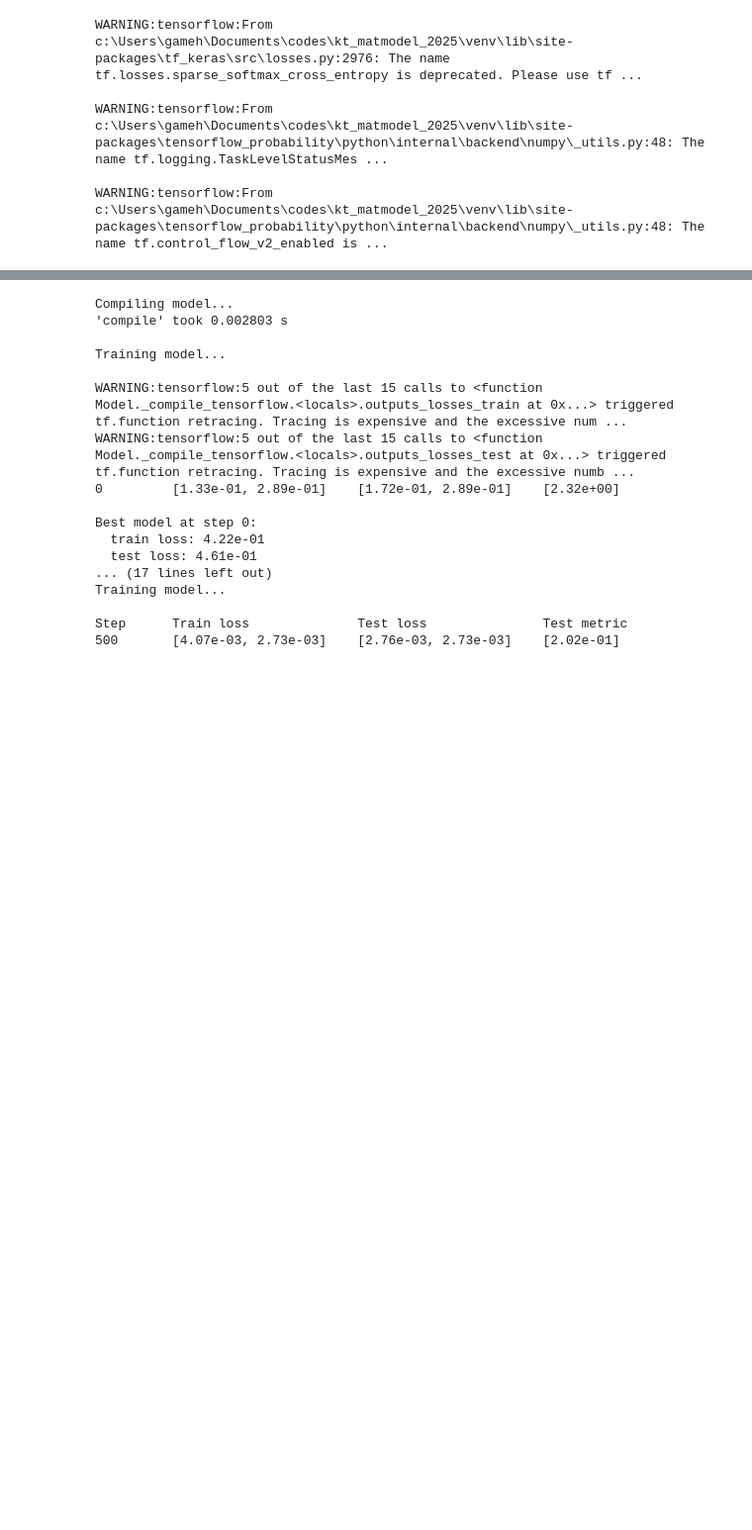
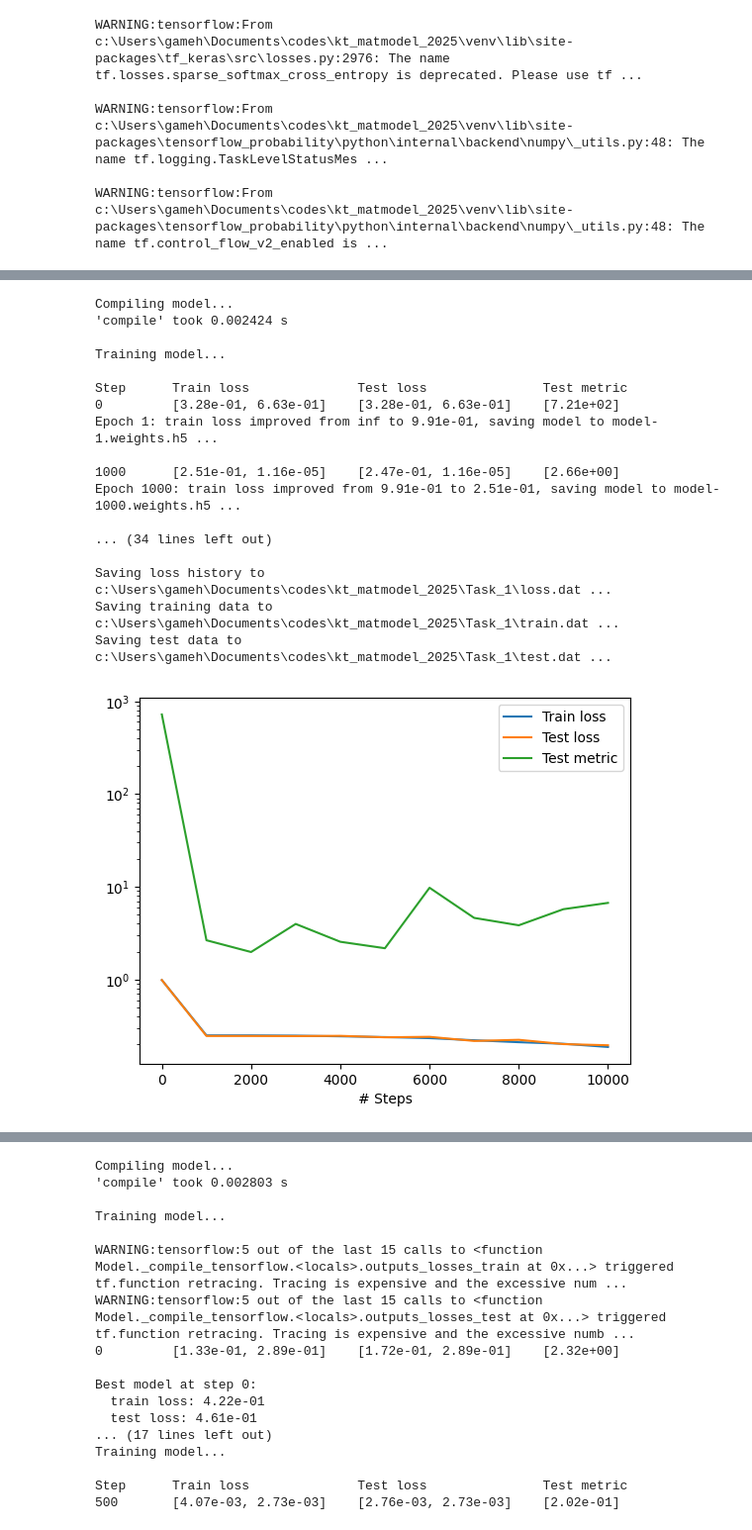
Before and after one commit to TerraFlexer/kt_matmodel_2025, a Jupyter notebook: Task_1/Task_1.ipynb, the cells around one changed output, grey strips where cells are left out. Shown at 99% size. Cells and saved outputs as stored; diff of their text form; code cells hidden in the pictures; blank space fills up the shorter version.

```diff
--- a/Task_1/Task_1.ipynb
+++ b/Task_1/Task_1.ipynb
@@ -456,0 +258,21 @@ Saving test data to c:\Users\gameh\Documents\codes\kt_matmodel_2025\Task_1\test.
+# %%
+poisson_pinn(10000)
+# %% [output]
+Compiling model...
+'compile' took 0.002424 s
+
+Training model...
+
+Step      Train loss              Test loss               Test metric
+0         [3.28e-01, 6.63e-01]    [3.28e-01, 6.63e-01]    [7.21e+02]
+Epoch 1: train loss improved from inf to 9.91e-01, saving model to model-1.weights.h5 ...
+
+1000      [2.51e-01, 1.16e-05]    [2.47e-01, 1.16e-05]    [2.66e+00]
+Epoch 1000: train loss improved from 9.91e-01 to 2.51e-01, saving model to model-1000.weights.h5 ...
+
+... (34 lines left out)
+
+Saving loss history to c:\Users\gameh\Documents\codes\kt_matmodel_2025\Task_1\loss.dat ...
+Saving training data to c:\Users\gameh\Documents\codes\kt_matmodel_2025\Task_1\train.dat ...
+Saving test data to c:\Users\gameh\Documents\codes\kt_matmodel_2025\Task_1\test.dat ...
+[figure, added]
```
Also changed, not shown: parts of 11 cells of this notebook.
